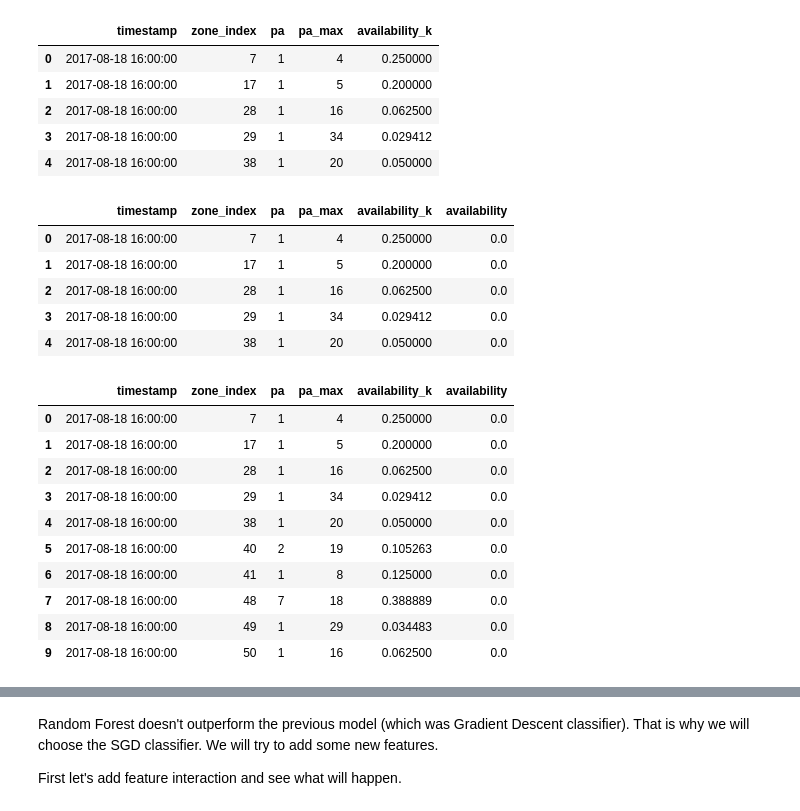
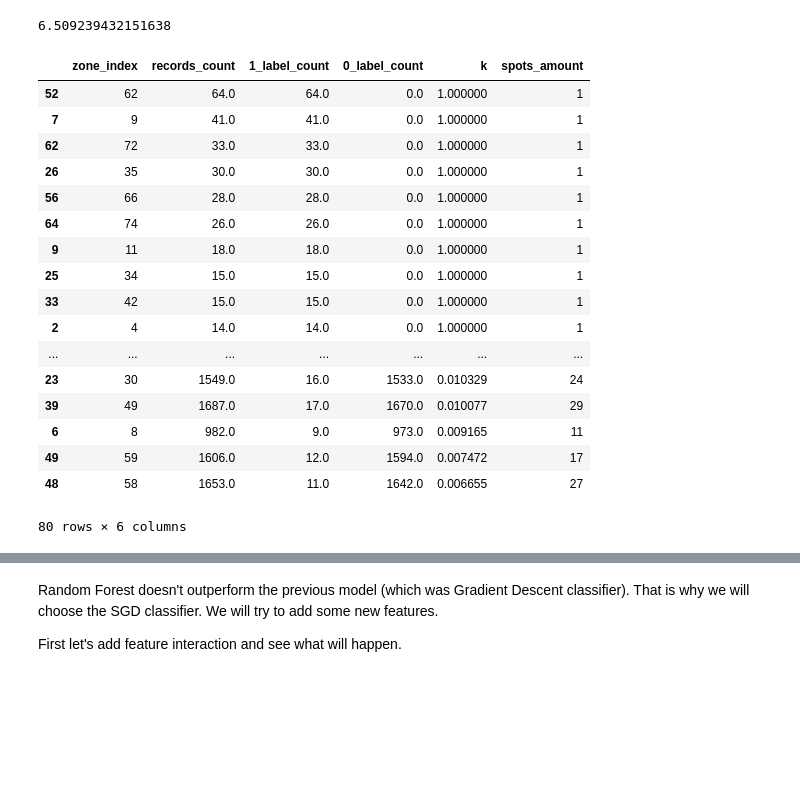
Before and after one commit to zavolokas/ParkingAvailability, a Jupyter notebook: ijburg.ipynb, the cells around one changed output, grey strips where cells are left out. Saved outputs shown, nothing was run; the diff lists cells and outputs as text; code cells hidden in the pictures; blank space fills up the shorter version.

```diff
--- a/ijburg.ipynb
+++ b/ijburg.ipynb
@@ -299,33 +286,0 @@ parking_per_datetime_max['availability_k'] = parking_per_datetime_max['pa'] / pa
-# %%
-parking_per_datetime_max.head()
-# %% [output]
-|  | timestamp | zone_index | pa | pa_max | availability_k |
-| 0 | 2017-08-18 16:00:00 | 7 | 1 | 4 | 0.250000 |
-| 1 | 2017-08-18 16:00:00 | 17 | 1 | 5 | 0.200000 |
-| 2 | 2017-08-18 16:00:00 | 28 | 1 | 16 | 0.062500 |
-| 3 | 2017-08-18 16:00:00 | 29 | 1 | 34 | 0.029412 |
-| 4 | 2017-08-18 16:00:00 | 38 | 1 | 20 | 0.050000 |
-# %%
-parking_per_datetime_max['availability'] = round(parking_per_datetime_max['availability_k'] + 0.0001)
-parking_per_datetime_max.head()
-# %% [output]
-|  | timestamp | zone_index | pa | pa_max | availability_k | availability |
-| 0 | 2017-08-18 16:00:00 | 7 | 1 | 4 | 0.250000 | 0.0 |
-| 1 | 2017-08-18 16:00:00 | 17 | 1 | 5 | 0.200000 | 0.0 |
-| 2 | 2017-08-18 16:00:00 | 28 | 1 | 16 | 0.062500 | 0.0 |
-| 3 | 2017-08-18 16:00:00 | 29 | 1 | 34 | 0.029412 | 0.0 |
-| 4 | 2017-08-18 16:00:00 | 38 | 1 | 20 | 0.050000 | 0.0 |
-# %%
-parking_per_datetime_max[parking_per_datetime_max.availability == 0].head(10)
-# %% [output]
-|  | timestamp | zone_index | pa | pa_max | availability_k | availability |
-| 0 | 2017-08-18 16:00:00 | 7 | 1 | 4 | 0.250000 | 0.0 |
-| 1 | 2017-08-18 16:00:00 | 17 | 1 | 5 | 0.200000 | 0.0 |
-| 2 | 2017-08-18 16:00:00 | 28 | 1 | 16 | 0.062500 | 0.0 |
-| 3 | 2017-08-18 16:00:00 | 29 | 1 | 34 | 0.029412 | 0.0 |
-| 4 | 2017-08-18 16:00:00 | 38 | 1 | 20 | 0.050000 | 0.0 |
-| 5 | 2017-08-18 16:00:00 | 40 | 2 | 19 | 0.105263 | 0.0 |
-| 6 | 2017-08-18 16:00:00 | 41 | 1 | 8 | 0.125000 | 0.0 |
-| 7 | 2017-08-18 16:00:00 | 48 | 7 | 18 | 0.388889 | 0.0 |
-| 8 | 2017-08-18 16:00:00 | 49 | 1 | 29 | 0.034483 | 0.0 |
-| 9 | 2017-08-18 16:00:00 | 50 | 1 | 16 | 0.062500 | 0.0 |
@@ -334,0 +287,42 @@ parking_per_datetime_max = parking_per_datetime_max.assign(weekday = weekdays)
+# %%
+zdf = parking_per_datetime
+#len(zdf[zdf.spots_amount < 5])
+(len(zdf[zdf.availability == 1]) / len(zdf))*100
+# %% [output]
+6.509239432151638
+# %%
+zone_info = parking_per_datetime.groupby(['zone_index', 'availability'], as_index=False).count()
+
+zone_info = zone_info.drop(columns=['parked', 'spots_amount'])
+zone_info = zone_info.rename({'timestamp': 'records_count'}, axis='columns')
+zone_info['1_label_count'] = zone_info['availability'] * zone_info['records_count']
+zone_info['0_label_count'] = (1 - zone_info['availability']) * zone_info['records_count']
+zone_info = zone_info.groupby(['zone_index'], as_index=False).max()
+zone_info = zone_info.drop(columns=['availability'])
+zone_info['records_count'] = zone_info['0_label_count'] + zone_info['1_label_count']
+
+zone_info['k'] = zone_info['1_label_count'] / zone_info['records_count']
+zone_info=zone_info.join(max_parking.set_index('zone_index'),  on='zone_index',how='left' )
+
+zone_info = zone_info.sort_values(by=['k','1_label_count'], ascending=False)
+
+zone_info
+# %% [output]
+|  | zone_index | records_count | 1_label_count | 0_label_count | k | spots_amount |
+| 52 | 62 | 64.0 | 64.0 | 0.0 | 1.000000 | 1 |
+| 7 | 9 | 41.0 | 41.0 | 0.0 | 1.000000 | 1 |
+| 62 | 72 | 33.0 | 33.0 | 0.0 | 1.000000 | 1 |
+| 26 | 35 | 30.0 | 30.0 | 0.0 | 1.000000 | 1 |
+| 56 | 66 | 28.0 | 28.0 | 0.0 | 1.000000 | 1 |
+| 64 | 74 | 26.0 | 26.0 | 0.0 | 1.000000 | 1 |
+| 9 | 11 | 18.0 | 18.0 | 0.0 | 1.000000 | 1 |
+| 25 | 34 | 15.0 | 15.0 | 0.0 | 1.000000 | 1 |
+| 33 | 42 | 15.0 | 15.0 | 0.0 | 1.000000 | 1 |
+| 2 | 4 | 14.0 | 14.0 | 0.0 | 1.000000 | 1 |
+| ... | ... | ... | ... | ... | ... | ... |
+| 23 | 30 | 1549.0 | 16.0 | 1533.0 | 0.010329 | 24 |
+| 39 | 49 | 1687.0 | 17.0 | 1670.0 | 0.010077 | 29 |
+| 6 | 8 | 982.0 | 9.0 | 973.0 | 0.009165 | 11 |
+| 49 | 59 | 1606.0 | 12.0 | 1594.0 | 0.007472 | 17 |
+| 48 | 58 | 1653.0 | 11.0 | 1642.0 | 0.006655 | 27 |
+80 rows × 6 columns
```
Also changed, not shown: parts of 69 cells of this notebook.
